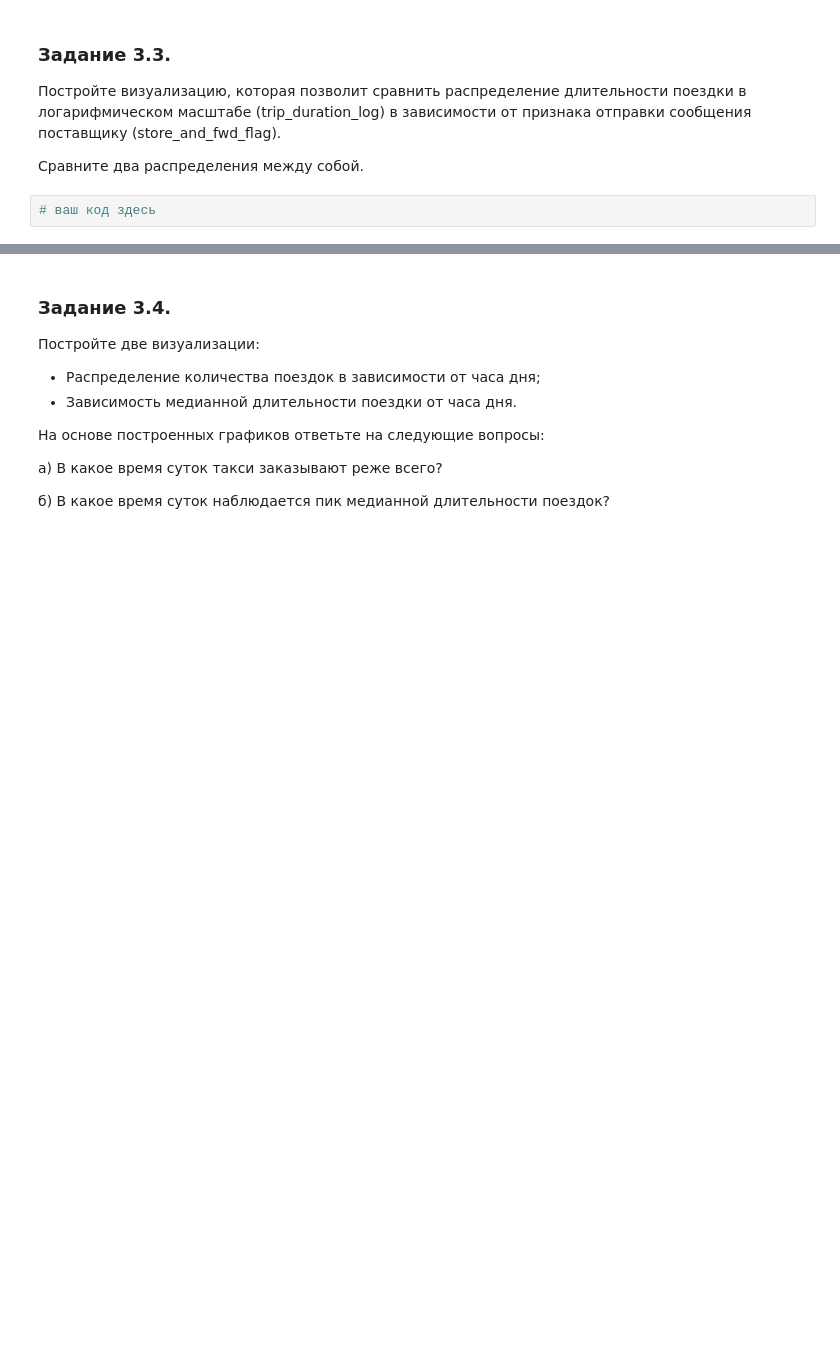
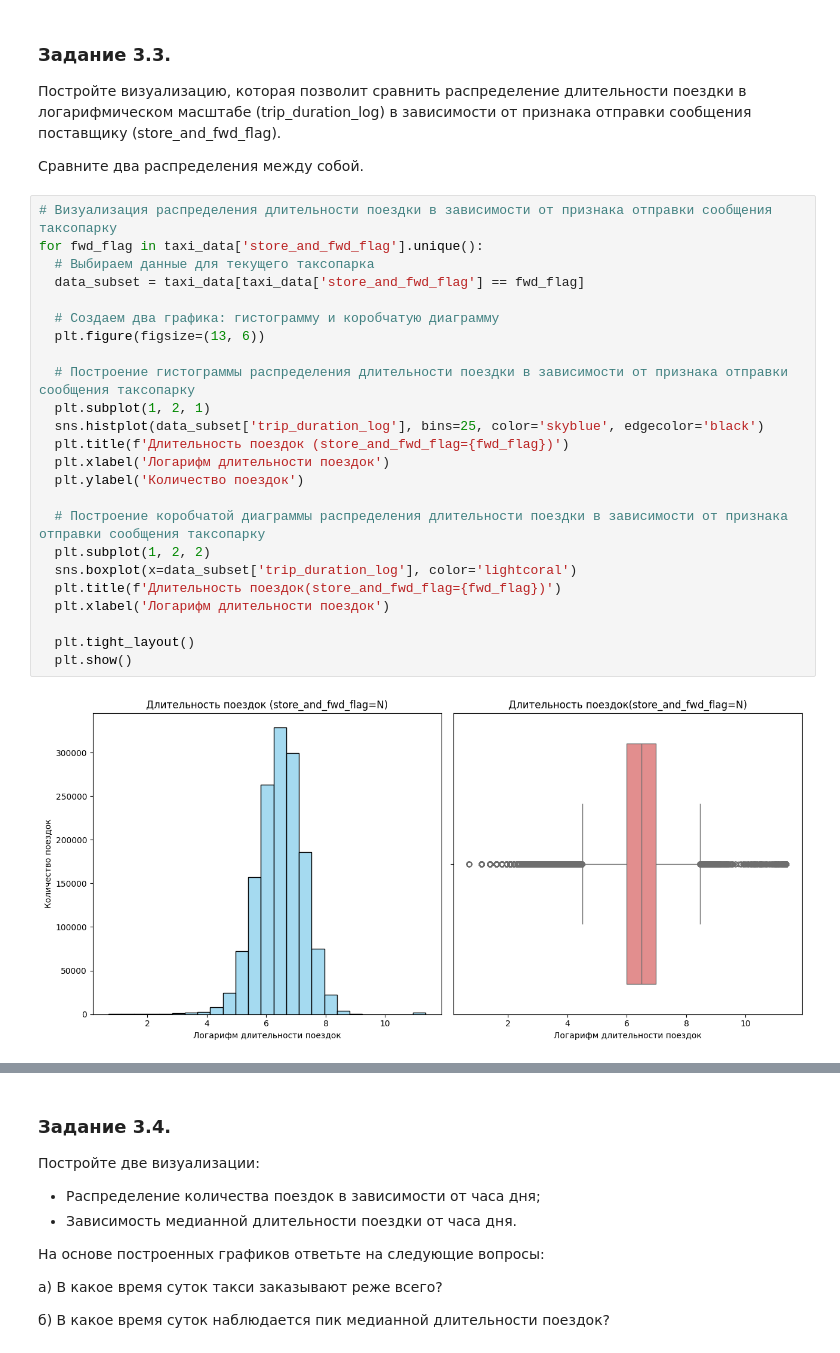
Before and after one commit to Losyash/pw_ii, a Jupyter notebook: notebook.ipynb, the cells around one changed output, grey strips where cells are left out. Saved outputs shown, nothing was run; the diff lists cells and outputs as text; blank space fills up the shorter version.

```diff
--- a/notebook.ipynb
+++ b/notebook.ipynb
@@ -513,5 +726,29 @@ taxi_data['trip_duration_log'] = np.log(taxi_data['trip_duration']+1)
 Постройте визуализацию, которая позволит сравнить распределение длительности поездки в логарифмическом масштабе (trip_duration_log) в зависимости от признака отправки сообщения поставщику (store_and_fwd_flag).
 
 Сравните два распределения между собой.
-# %%
-# ваш код здесь
+# %%
+# Визуализация распределения длительности поездки в зависимости от признака отправки сообщения таксопарку
+for fwd_flag in taxi_data['store_and_fwd_flag'].unique():
+  # Выбираем данные для текущего таксопарка
+  data_subset = taxi_data[taxi_data['store_and_fwd_flag'] == fwd_flag]
+
+  # Создаем два графика: гистограмму и коробчатую диаграмму
+  plt.figure(figsize=(13, 6))
+
+  # Построение гистограммы распределения длительности поездки в зависимости от признака отправки сообщения таксопарку
+  plt.subplot(1, 2, 1)
+  sns.histplot(data_subset['trip_duration_log'], bins=25, color='skyblue', edgecolor='black')
+  plt.title(f'Длительность поездок (store_and_fwd_flag={fwd_flag})')
+  plt.xlabel('Логарифм длительности поездок')
+  plt.ylabel('Количество поездок')
+
+  # Построение коробчатой диаграммы распределения длительности поездки в зависимости от признака отправки сообщения таксопарку
+  plt.subplot(1, 2, 2)
+  sns.boxplot(x=data_subset['trip_duration_log'], color='lightcoral')
+  plt.title(f'Длительность поездок(store_and_fwd_flag={fwd_flag})')
+  plt.xlabel('Логарифм длительности поездок')
+
+  plt.tight_layout()
+  plt.show()
+# %% [output]
+[figure, added]
```
Also changed, not shown: parts of 72 cells of this notebook.
